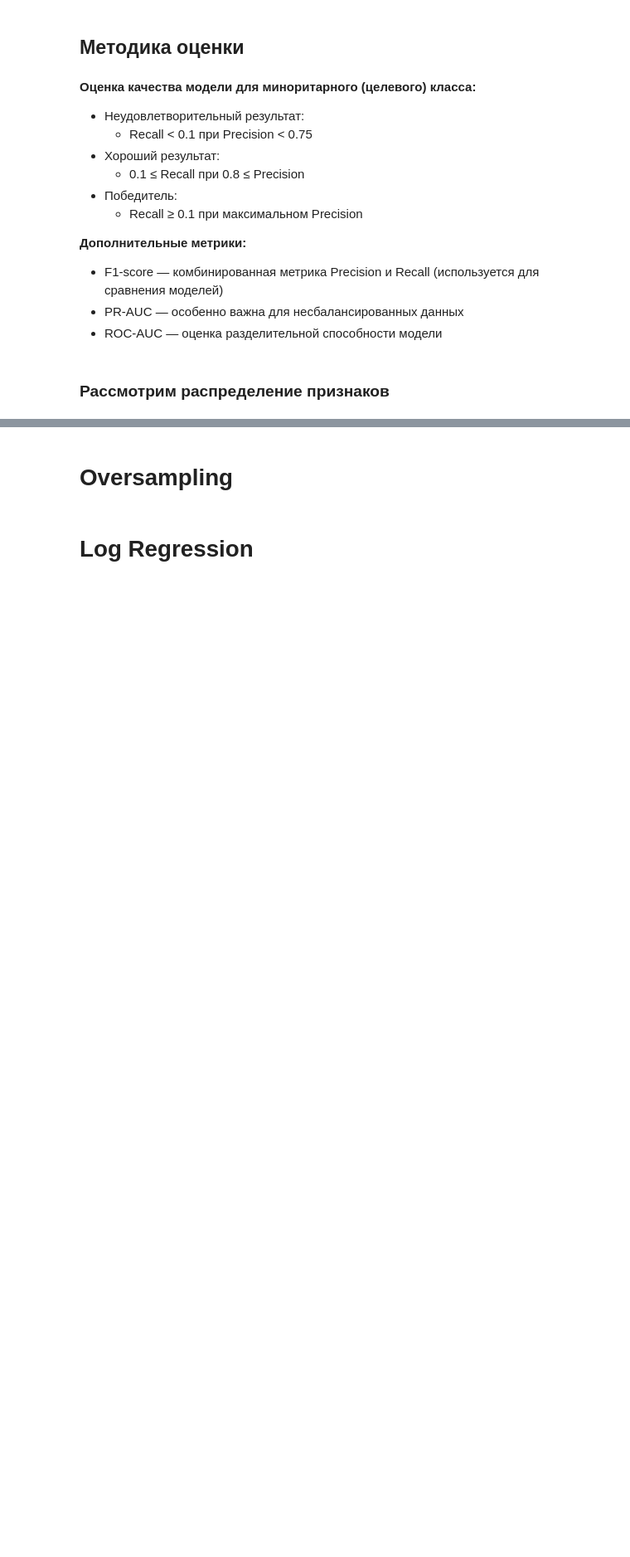
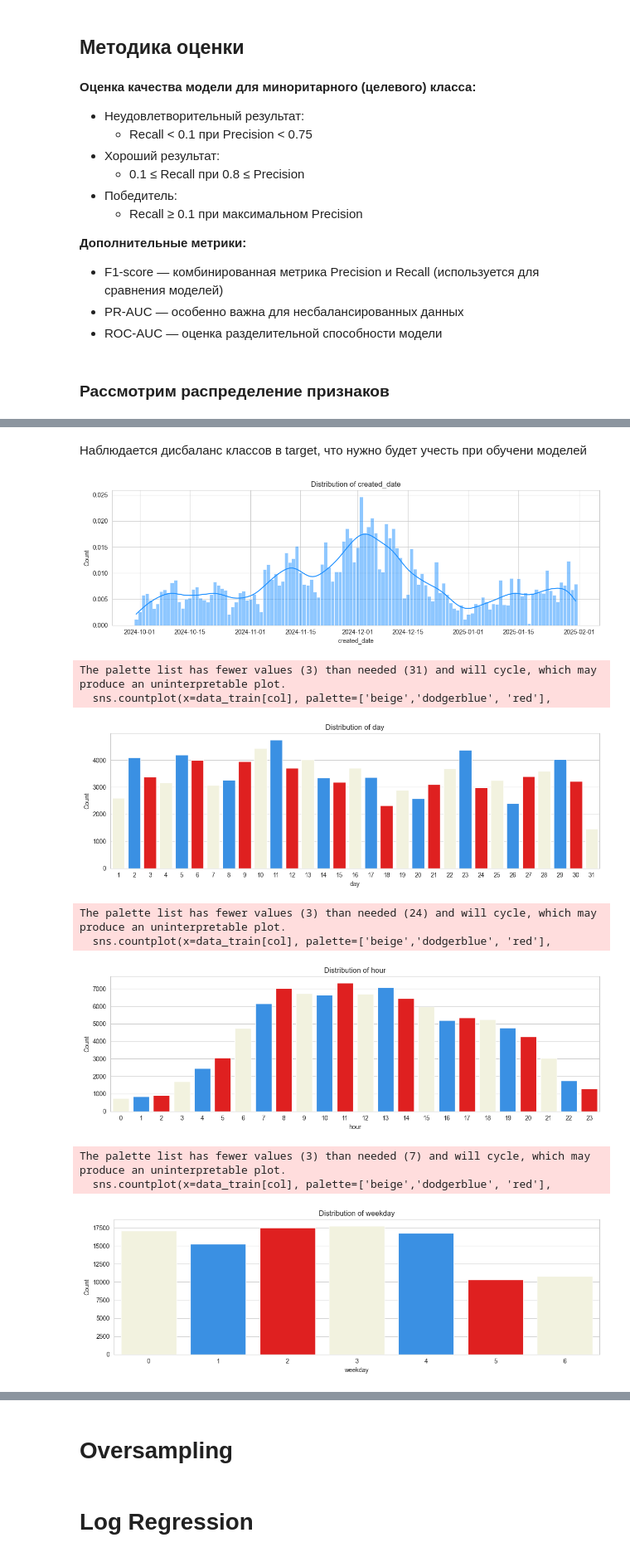
Before and after one commit to timu-ryan/wb-hackathon, a Jupyter notebook: ml/stock_detection.ipynb, the cells around one changed output, grey strips where cells are left out. Shown at 83% size. Drawn from its saved outputs; the diff is of its cells as text; code cells hidden in the pictures; blank space fills up the shorter version.

```diff
--- a/ml/stock_detection.ipynb
+++ b/ml/stock_detection.ipynb
@@ -126,0 +183,39 @@ FileNotFoundError: [Errno 2] No such file or directory: './data/df_test.csv'
+# %% [markdown]
+Наблюдается дисбаланс классов в target, что нужно будет учесть при обучени моделей
+# %%
+# Строим графики распределения для дат
+plt.figure(figsize=(12, 4))
+sns.histplot(data_train['created_date'].dt.date,
+            color='dodgerblue',
+            bins = 100,
+            kde=True,
+            edgecolor='white',
+            linewidth=0.5,
+            stat='density')
+plt.title('Distribution of created_date')
+plt.xlabel('created_date')
+plt.ylabel('Count')
+plt.tight_layout()
+plt.show()
+
+# Строим графики распределения для времени
+for col in ["day", "hour", "weekday"]:
+    plt.figure(figsize=(12, 4))
+    sns.countplot(x=data_train[col], palette=['beige','dodgerblue', 'red'],
+                  legend=False, hue=data_train[col])
+    plt.title(f'Distribution of {col}')
+    plt.xlabel(col)
+    plt.ylabel('Count')
+    plt.tight_layout()
+    plt.show()
+# %% [output]
+[figure, added]
+The palette list has fewer values (3) than needed (31) and will cycle, which may produce an uninterpretable plot.
+  sns.countplot(x=data_train[col], palette=['beige','dodgerblue', 'red'],
+[figure, added]
+The palette list has fewer values (3) than needed (24) and will cycle, which may produce an uninterpretable plot.
+  sns.countplot(x=data_train[col], palette=['beige','dodgerblue', 'red'],
+[figure, added]
+The palette list has fewer values (3) than needed (7) and will cycle, which may produce an uninterpretable plot.
+  sns.countplot(x=data_train[col], palette=['beige','dodgerblue', 'red'],
+[figure, added]
```
Also changed, not shown: parts of 30 cells of this notebook, 1 other file.
